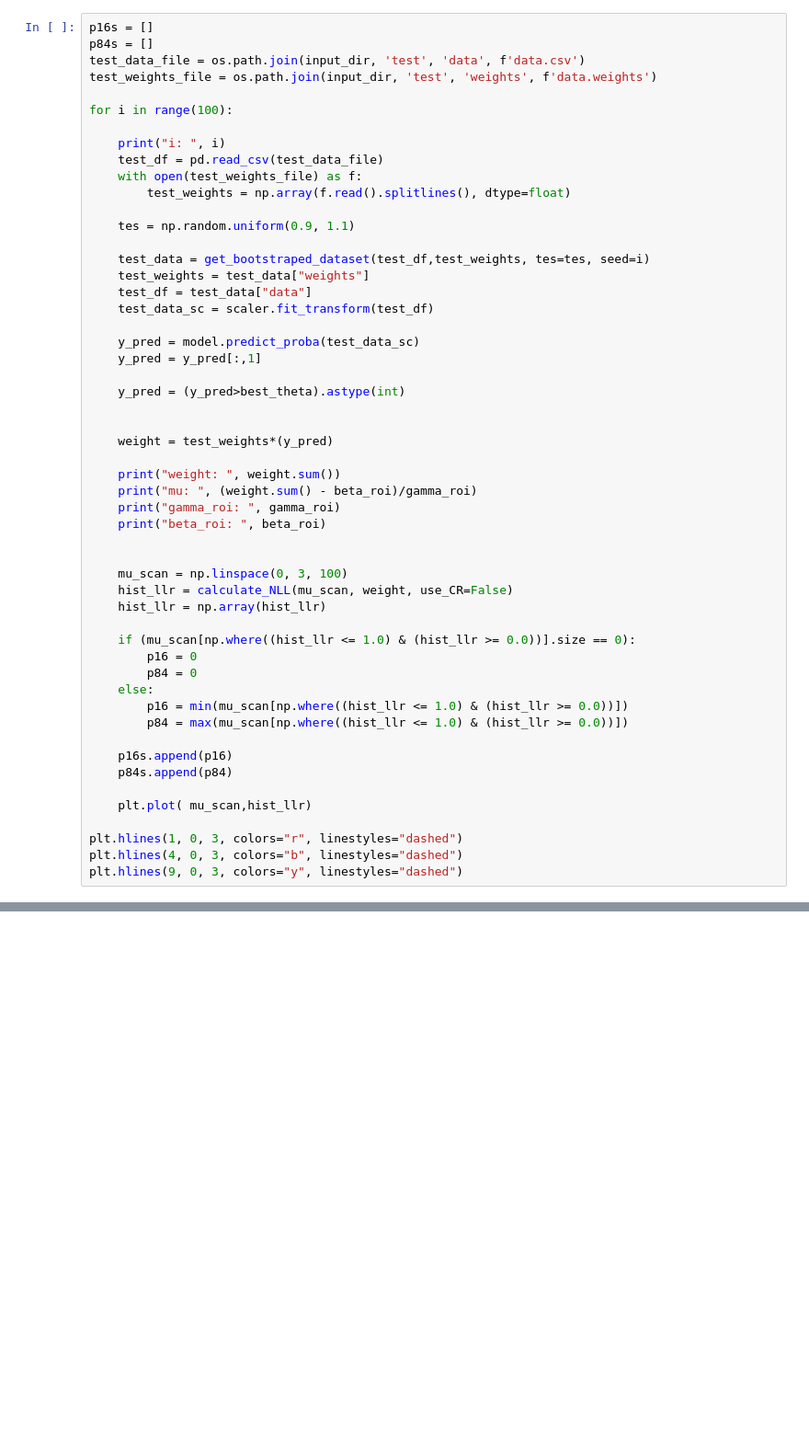
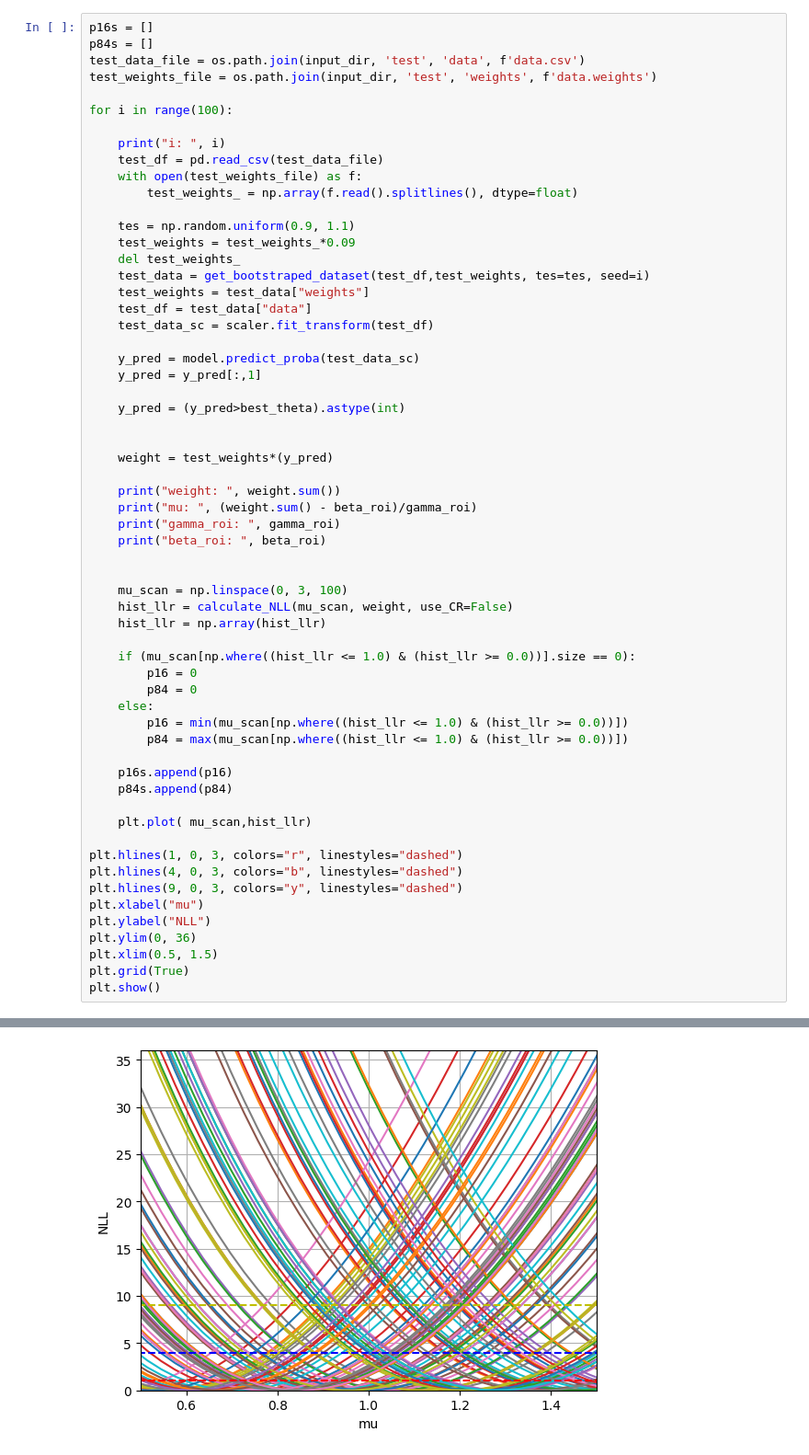
Before and after one commit to ihsaan-ullah/fair-universe, a Jupyter notebook: Competition_Bundles/HEP/sample_code_submission/test_nll_with_data.ipynb, the cells around one changed output, grey strips where cells are left out. Shown at 92% size. Saved outputs shown, nothing was run; the diff lists cells and outputs as text; blank space fills up the shorter version.

```diff
--- a/Competition_Bundles/HEP/sample_code_submission/test_nll_with_data.ipynb
+++ b/Competition_Bundles/HEP/sample_code_submission/test_nll_with_data.ipynb
@@ -320,10 +329,11 @@ for i in range(100):
     print("i: ", i)
     test_df = pd.read_csv(test_data_file)
     with open(test_weights_file) as f:
-        test_weights = np.array(f.read().splitlines(), dtype=float)
+        test_weights_ = np.array(f.read().splitlines(), dtype=float)
 
     tes = np.random.uniform(0.9, 1.1)
-
+    test_weights = test_weights_*0.09
+    del test_weights_
     test_data = get_bootstraped_dataset(test_df,test_weights, tes=tes, seed=i)
     test_weights = test_data["weights"]
     test_df = test_data["data"]
@@ -362,5 +372,11 @@ for i in range(100):
 plt.hlines(1, 0, 3, colors="r", linestyles="dashed")
 plt.hlines(4, 0, 3, colors="b", linestyles="dashed")
 plt.hlines(9, 0, 3, colors="y", linestyles="dashed")
+plt.xlabel("mu")
+plt.ylabel("NLL")
+plt.ylim(0, 36)
+plt.xlim(0.5, 1.5)
+plt.grid(True)
+plt.show()
 # %% [output]
 i:  0
@@ -368,3 +399,4 @@ KeyError: 'weights'
+[figure, added]
 # %%
 for i, (p16, p84) in enumerate(zip(p16s, p84s)):
     plt.hlines(y=i, xmin=p16, xmax=p84, colors='b')
```
Also changed, not shown: parts of 9 cells of this notebook, 6 other files.
